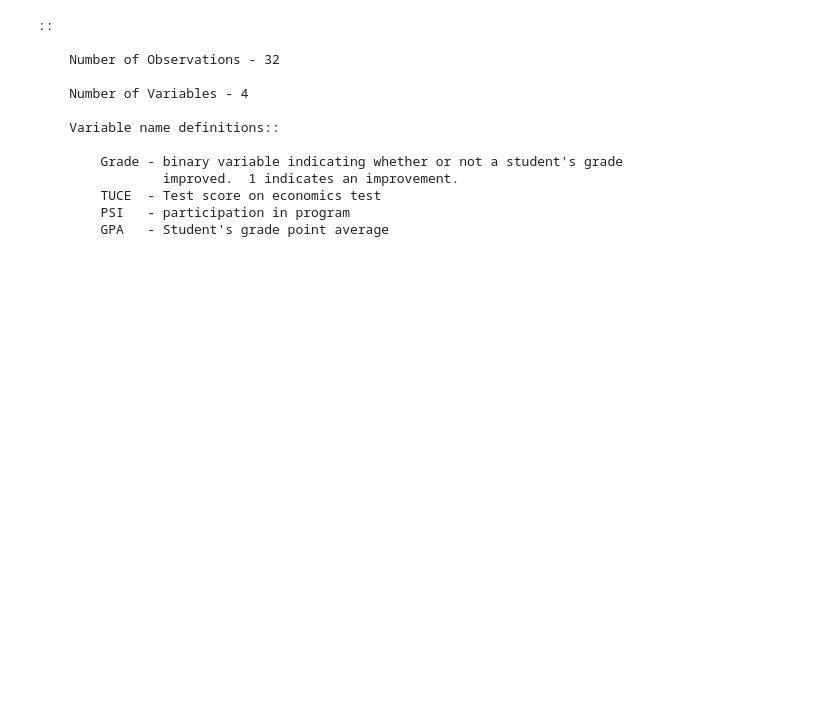
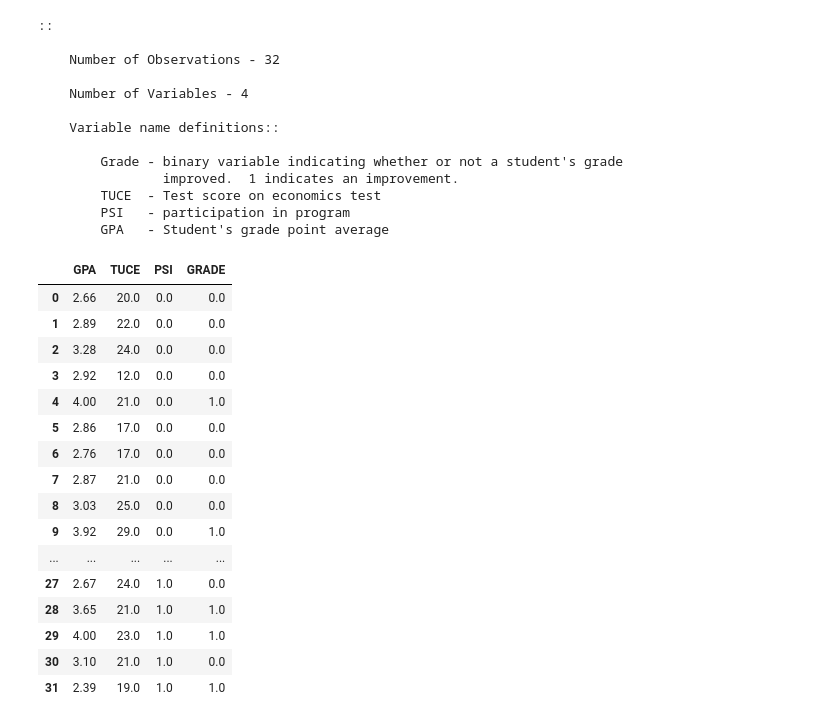
Before and after one commit to Mats-Dodd/CausalKit, a Jupyter notebook: notebooks/logreg.ipynb, the cells around one changed output. Cells and saved outputs as stored; diff of their text form; code cells hidden in the pictures; blank space fills up the shorter version.

```diff
--- a/notebooks/logreg.ipynb
+++ b/notebooks/logreg.ipynb
@@ -21,6 +23,26 @@ print(sm.datasets.spector.NOTE)
         TUCE  - Test score on economics test
         PSI   - participation in program
         GPA   - Student's grade point average
+# %%
+df
+# %% [output]
+|  | GPA | TUCE | PSI | GRADE |
+| 0 | 2.66 | 20.0 | 0.0 | 0.0 |
+| 1 | 2.89 | 22.0 | 0.0 | 0.0 |
+| 2 | 3.28 | 24.0 | 0.0 | 0.0 |
+| 3 | 2.92 | 12.0 | 0.0 | 0.0 |
+| 4 | 4.00 | 21.0 | 0.0 | 1.0 |
+| 5 | 2.86 | 17.0 | 0.0 | 0.0 |
+| 6 | 2.76 | 17.0 | 0.0 | 0.0 |
+| 7 | 2.87 | 21.0 | 0.0 | 0.0 |
+| 8 | 3.03 | 25.0 | 0.0 | 0.0 |
+| 9 | 3.92 | 29.0 | 0.0 | 1.0 |
+| ... | ... | ... | ... | ... |
+| 27 | 2.67 | 24.0 | 1.0 | 0.0 |
+| 28 | 3.65 | 21.0 | 1.0 | 1.0 |
+| 29 | 4.00 | 23.0 | 1.0 | 1.0 |
+| 30 | 3.10 | 21.0 | 1.0 | 0.0 |
+| 31 | 2.39 | 19.0 | 1.0 | 1.0 |
 # %%
 
 
```
Also changed, not shown: parts of 9 cells of this notebook, 7 other files.
